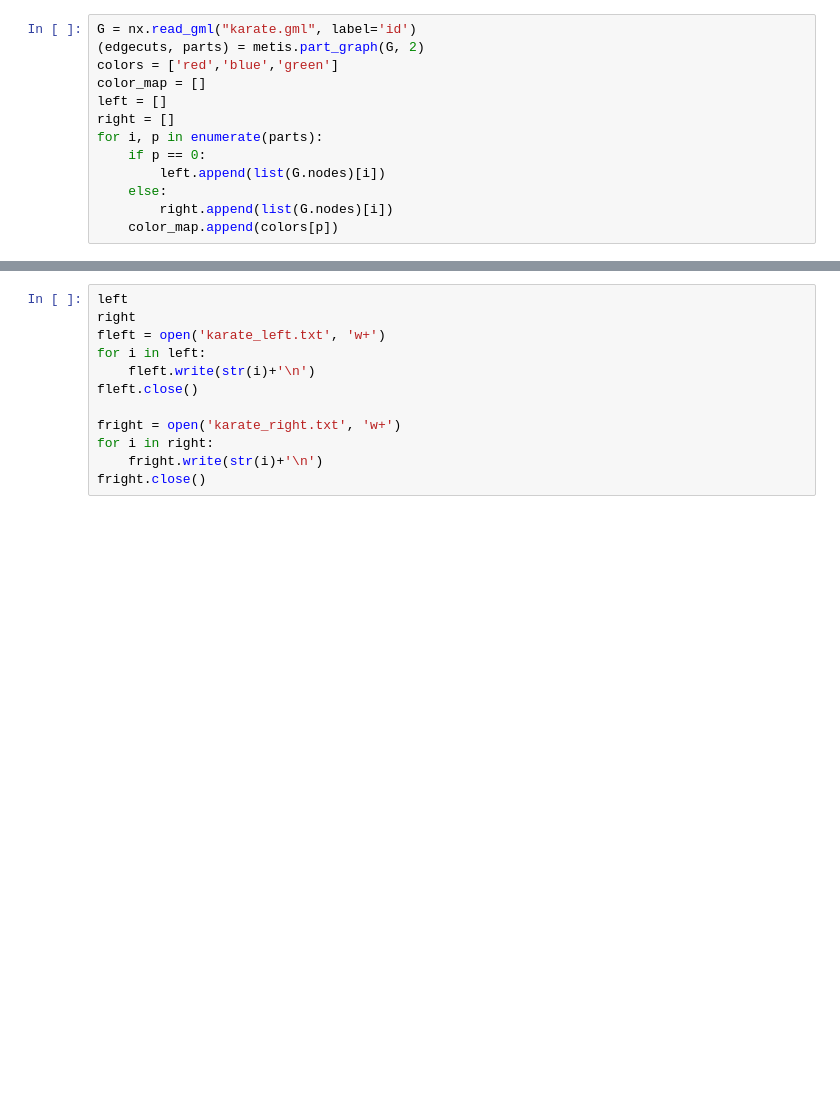
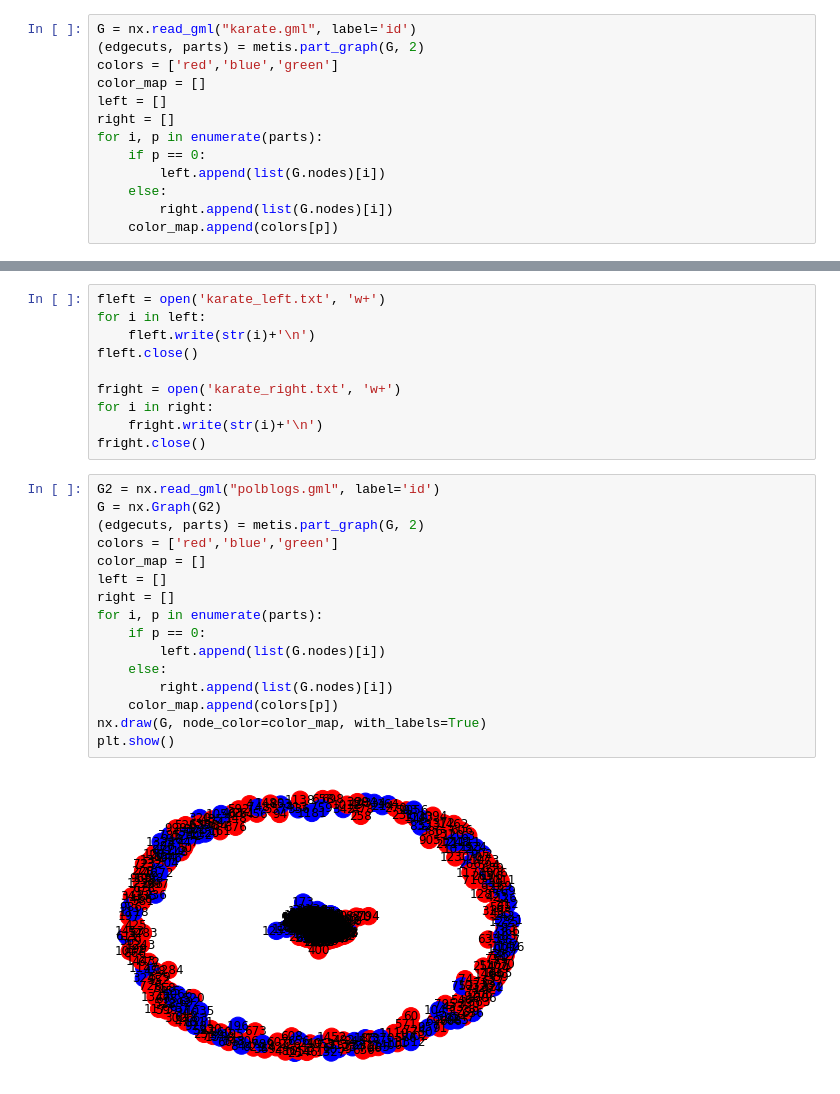
Before and after one commit to PatrickRi/controversy-detection, a Jupyter notebook: karate.ipynb, the cells around one changed output, grey strips where cells are left out. Saved outputs shown, nothing was run; the diff lists cells and outputs as text; blank space fills up the shorter version.

Commit message:
karate - attempt + polblogs processing

```diff
--- a/karate.ipynb
+++ b/karate.ipynb
@@ -39,6 +39,4 @@ plt.show()
 # %%
-left
-right
 fleft = open('karate_left.txt', 'w+')
 for i in left:
     fleft.write(str(i)+'\n')
@@ -48,3 +46,21 @@ fright = open('karate_right.txt', 'w+')
 for i in right:
     fright.write(str(i)+'\n')
 fright.close()
+# %%
+G2 = nx.read_gml("polblogs.gml", label='id')
+G = nx.Graph(G2)
+(edgecuts, parts) = metis.part_graph(G, 2)
+colors = ['red','blue','green']
+color_map = []
+left = []
+right = []
+for i, p in enumerate(parts):
+    if p == 0:
+        left.append(list(G.nodes)[i])
+    else:
+        right.append(list(G.nodes)[i])
+    color_map.append(colors[p])
+nx.draw(G, node_color=color_map, with_labels=True)
+plt.show()
+# %% [output]
+[figure, added]
```
Also changed, not shown: parts of 3 cells of this notebook, 5 other files.
